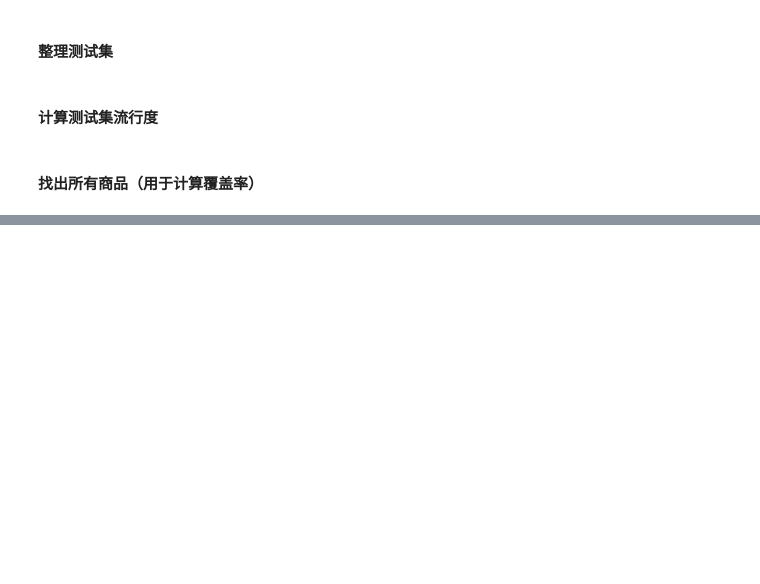
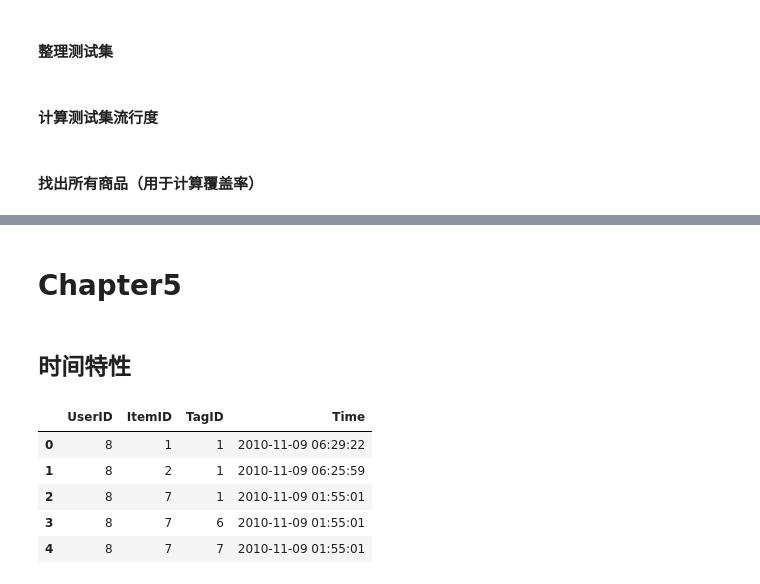
Before and after one commit to qcymkxyc/RecSys, a Jupyter notebook: Recommend System.ipynb, the cells around one changed output, grey strips where cells are left out. Drawn from its saved outputs; the diff is of its cells as text; code cells hidden in the pictures; blank space fills up the shorter version.

```diff
--- a/Recommend System.ipynb
+++ b/Recommend System.ipynb
@@ -1014,0 +1020,21 @@ print("Popularity : {}".format(popularity))
+# %% [markdown]
+# Chapter5
+# %% [markdown]
+## 时间特性
+# %%
+from util import delicious_reader
+from imp import reload
+reload(delicious_reader)
+
+path = "data/delicious-2k/user_taggedbookmarks-timestamps.dat"
+
+tag_time = delicious_reader.read_tag_time(path)
+tag_time_df = pd.DataFrame(tag_time,columns=["UserID","ItemID","TagID","Time"])
+tag_time_df.head()
+# %% [output]
+|  | UserID | ItemID | TagID | Time |
+| 0 | 8 | 1 | 1 | 2010-11-09 06:29:22 |
+| 1 | 8 | 2 | 1 | 2010-11-09 06:25:59 |
+| 2 | 8 | 7 | 1 | 2010-11-09 01:55:01 |
+| 3 | 8 | 7 | 6 | 2010-11-09 01:55:01 |
+| 4 | 8 | 7 | 7 | 2010-11-09 01:55:01 |
```
Also changed, not shown: parts of 8 cells of this notebook, 13 other files.
